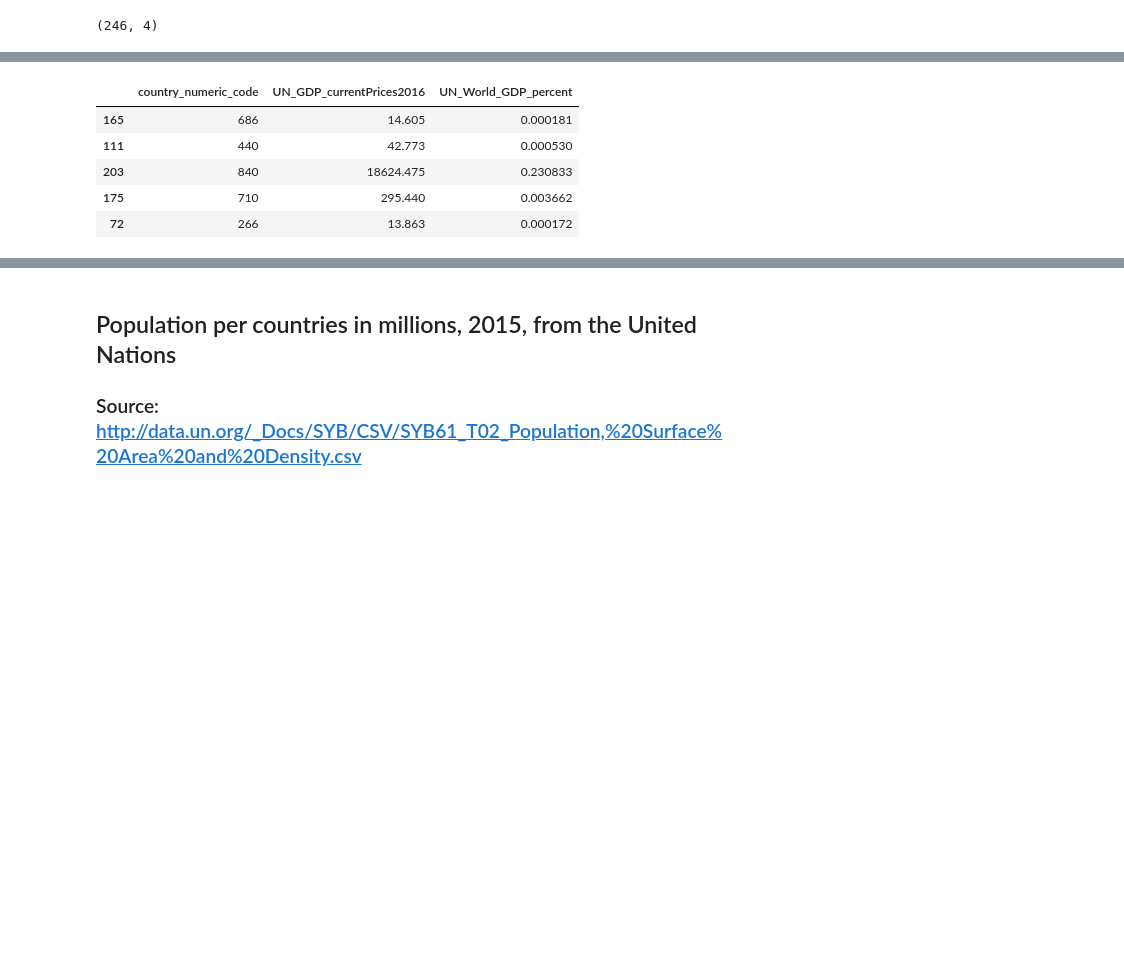
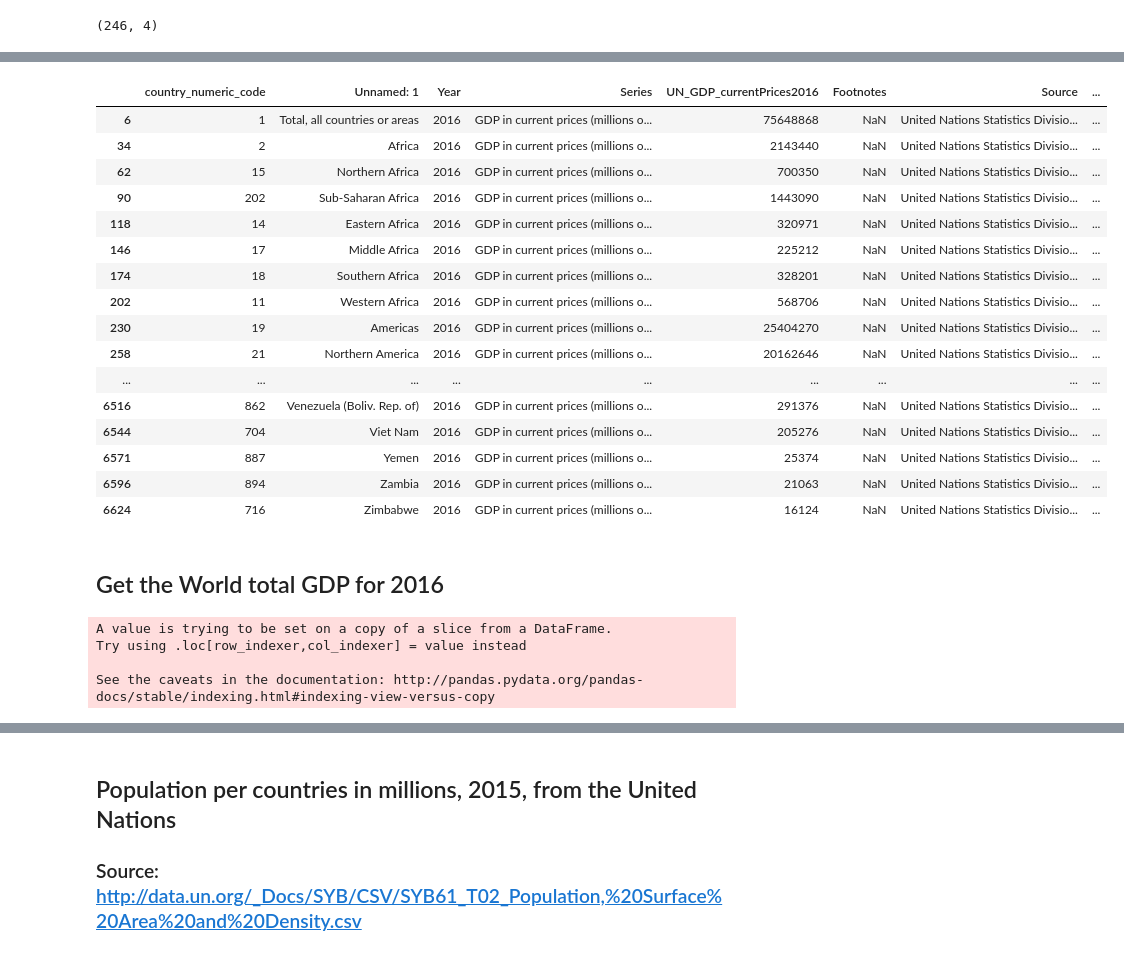
Before and after one commit to jeremielamboley/global-passport-index, a Jupyter notebook: henley_passport_index_intersect_data_sources.ipynb, the cells around one changed output, grey strips where cells are left out. Drawn from its saved outputs; the diff is of its cells as text; code cells hidden in the pictures; blank space fills up the shorter version.

```diff
--- a/henley_passport_index_intersect_data_sources.ipynb
+++ b/henley_passport_index_intersect_data_sources.ipynb
@@ -80,6 +74,0 @@ df_GDP_UN['UN_GDP_currentPrices2016'] = df_GDP_UN['UN_GDP_currentPrices2016'].as
-# %%
-# Convert from millions to billions
-df_GDP_UN['UN_GDP_currentPrices2016'] = df_GDP_UN['UN_GDP_currentPrices2016'] / 1000
-# %%
-# Gross domestic product 80683.787 billions of US dollars, 2017
-df_GDP_UN['UN_World_GDP_percent'] = (df_GDP_UN['UN_GDP_currentPrices2016'] / 80683.787)
@@ -86,3 +77,16 @@ df_GDP_UN['UN_World_GDP_percent'] = (df_GDP_UN['UN_GDP_currentPrices2016'] / 806
+# %%
+# filter the data to GDP in 2016
+df_GDP_UN = df_GDP_UN[df_GDP_UN['Series'] == 'GDP in current prices (millions of US dollars)']
+df_GDP_UN = df_GDP_UN[df_GDP_UN.Year == 2016]
+# %%
+# Organize the data
+df_GDP_UN['Value'] = df_GDP_UN['Value'].str.replace(',', '')
+df_GDP_UN['Value'] = df_GDP_UN['Value'].astype(int)
+# Renaming columns
+df_GDP_UN.rename(columns={'Region/Country/Area': 'country_numeric_code'}, inplace=True)
+df_GDP_UN.rename(columns={'Value': 'UN_GDP_currentPrices2016'}, inplace=True)
+# Convert GDP from millions to billions
+df_GDP_UN['UN_GDP_currentPrices2016_billions'] = df_GDP_UN['UN_GDP_currentPrices2016'] / 1000
 # %%
 df_GDP_UN.shape
 # %% [output]
@@ -90,9 +94,20 @@ df_GDP_UN.shape
 # %%
-df_GDP_UN.sample(5)
+df_GDP_UN
 # %% [output]
-|  | country_numeric_code | UN_GDP_currentPrices2016 | UN_World_GDP_percent |
-| 165 | 686 | 14.605 | 0.000181 |
-| 111 | 440 | 42.773 | 0.000530 |
-| 203 | 840 | 18624.475 | 0.230833 |
-| 175 | 710 | 295.440 | 0.003662 |
-| 72 | 266 | 13.863 | 0.000172 |
+|  | country_numeric_code | Unnamed: 1 | Year | Series | UN_GDP_currentPrices2016 | Footnotes | Source | ... |
+| 6 | 1 | Total, all countries or areas | 2016 | GDP in current prices (millions o... | 75648868 | NaN | United Nations Statistics Divisio... | ... |
+| 34 | 2 | Africa | 2016 | GDP in current prices (millions o... | 2143440 | NaN | United Nations Statistics Divisio... | ... |
+| 62 | 15 | Northern Africa | 2016 | GDP in current prices (millions o... | 700350 | NaN | United Nations Statistics Divisio... | ... |
+| 90 | 202 | Sub-Saharan Africa | 2016 | GDP in current prices (millions o... | 1443090 | NaN | United Nations Statistics Divisio... | ... |
+| 118 | 14 | Eastern Africa | 2016 | GDP in current prices (millions o... | 320971 | NaN | United Nations Statistics Divisio... | ... |
+| 146 | 17 | Middle Africa | 2016 | GDP in current prices (millions o... | 225212 | NaN | United Nations Statistics Divisio... | ... |
+| 174 | 18 | Southern Africa | 2016 | GDP in current prices (millions o... | 328201 | NaN | United Nations Statistics Divisio... | ... |
+| 202 | 11 | Western Africa | 2016 | GDP in current prices (millions o... | 568706 | NaN | United Nations Statistics Divisio... | ... |
+| 230 | 19 | Americas | 2016 | GDP in current prices (millions o... | 25404270 | NaN | United Nations Statistics Divisio... | ... |
+| 258 | 21 | Northern America | 2016 | GDP in current prices (millions o... | 20162646 | NaN | United Nations Statistics Divisio... | ... |
+| ... | ... | ... | ... | ... | ... | ... | ... | ... |
+| 6516 | 862 | Venezuela (Boliv. Rep. of) | 2016 | GDP in current prices (millions o... | 291376 | NaN | United Nations Statistics Divisio... | ... |
+| 6544 | 704 | Viet Nam | 2016 | GDP in current prices (millions o... | 205276 | NaN | United Nations Statistics Divisio... | ... |
+| 6571 | 887 | Yemen | 2016 | GDP in current prices (millions o... | 25374 | NaN | United Nations Statistics Divisio... | ... |
+| 6596 | 894 | Zambia | 2016 | GDP in current prices (millions o... | 21063 | NaN | United Nations Statistics Divisio... | ... |
+| 6624 | 716 | Zimbabwe | 2016 | GDP in current prices (millions o... | 16124 | NaN | United Nations Statistics Divisio... | ... |
@@ -98,0 +116,10 @@ df_GDP_UN.sample(5)
+# %% [markdown]
+## Get the World total GDP for 2016
+# %%
+# country code = 1 for the world aggregate
+df_GDP_UN['UN_World_GDP_percent'] = df_GDP_UN['UN_GDP_currentPrices2016_billions'] / df_GDP_UN[df_GDP_UN['country_numeric_code'] == 1].iloc[0,1]
+# %% [output]
+A value is trying to be set on a copy of a slice from a DataFrame.
+Try using .loc[row_indexer,col_indexer] = value instead
+
+See the caveats in the documentation: http://pandas.pydata.org/pandas-docs/stable/indexing.html#indexing-view-versus-copy
```
Also changed, not shown: parts of 25 cells of this notebook.
